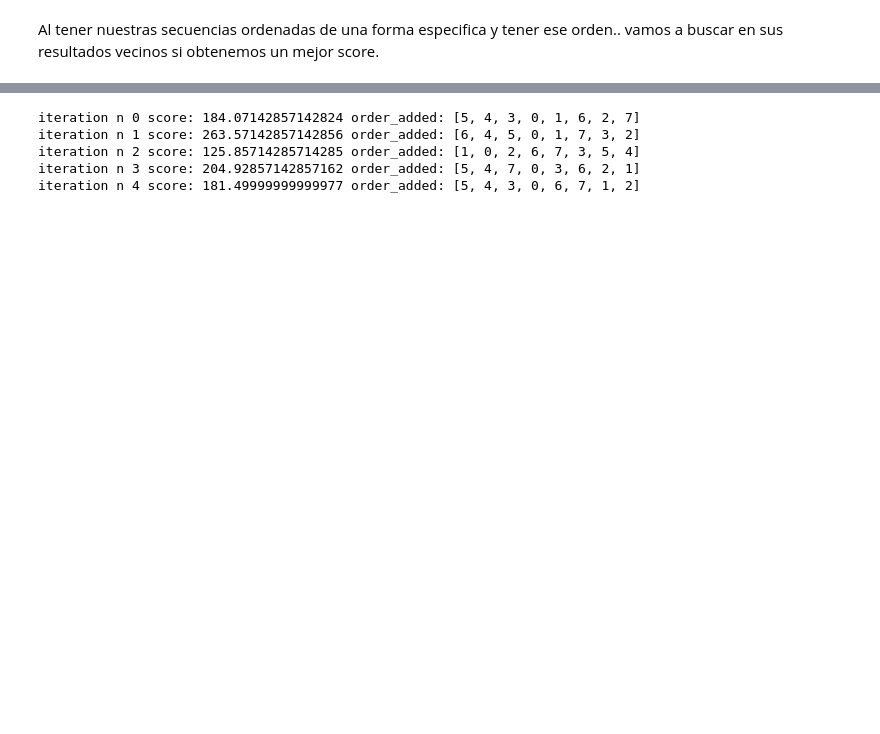
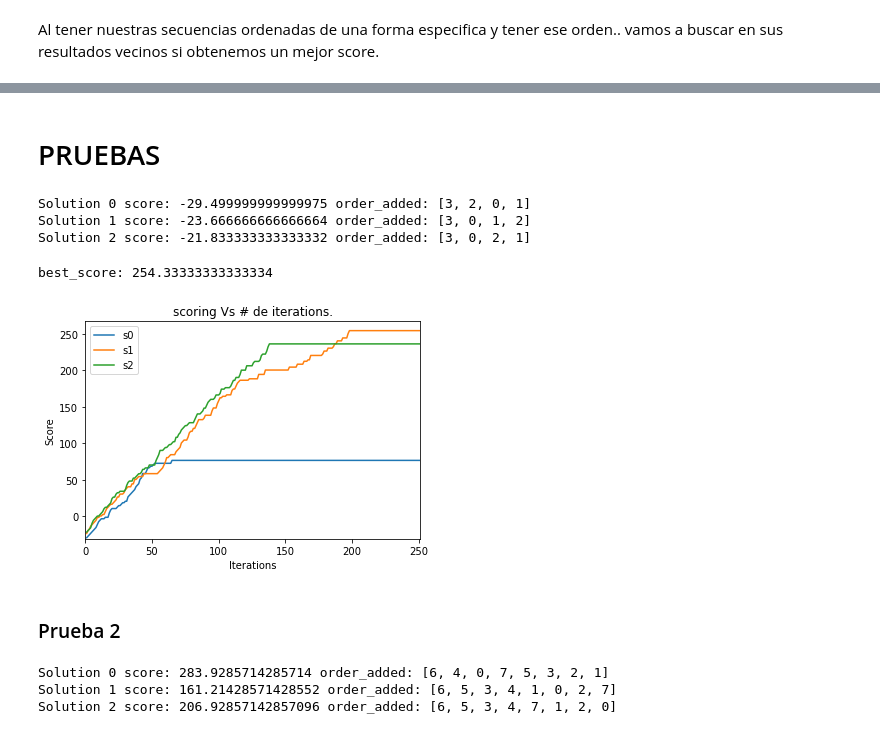
Before and after one commit to SabaPablo/algoritmos-heur-stica_GRASP_MSA, a Jupyter notebook: Multiple Sequence Alignment.ipynb, the cells around one changed output, grey strips where cells are left out. Cells and saved outputs as stored; diff of their text form; code cells hidden in the pictures; blank space fills up the shorter version.

```diff
--- a/Multiple Sequence Alignment.ipynb
+++ b/Multiple Sequence Alignment.ipynb
@@ -614,5 +360 @@ def nw_GRASP(iterations, sequences, score_mtx, gap_penalty):
     return scores,orders, profiles
-# %%
-seqs_demo_grasp = get_fasta_sequences('10.fas')
-iterations = 10
-scores, orders, _ = nw_GRASP(iterations, seqs_demo_grasp, score_mtx, -0.5)
@@ -665,5 +365,7 @@ def align_order_with_first_sequences_aligned(align_a, align_b,score_nw, sequence
 # %%
-def msa(sequences, score_mtx, gap_penalty, n_solutions = 3, local_iterations=250):
+def msa(fasta_file, score_mtx, gap_penalty, n_solutions = 3, local_iterations=250):
+    #Parser fasta file
+    sequences = get_fasta_sequences(fasta_file)
 
     orders, scores, profiles = nw_GRASP(n_solutions, sequences, score_mtx, gap_penalty)
     res = []
@@ -678,8 +380,9 @@ def msa(sequences, score_mtx, gap_penalty, n_solutions = 3, local_iterations=250
             best_align = aligns
         if(bad_score > h_s[0]):
             bad_score = h_s[0]
+    #Create Output with alignment
     data = ""
-    for idx, align in enumerate(p.sequences):
+    for idx, align in enumerate(best_align):
         data += "seq"+str(idx) +"\n"+ align +"\n"
     f = open("output.txt", "w")
     f.write(data)
@@ -737,15 +460,43 @@ def nucleotides_value(elem,elem2,score_mtx, gap_penalty):
         return gap_penalty
     else:
         return score_mtx[index_a][index_b]
+# %% [markdown]
+# PRUEBAS
+# %%
+def print_graf_scoring(res, best_score, bad_score):
+
+    fig, ax = plt.subplots()  # Create a figure and an axes.
+
+    for n, i in enumerate(res):
+        plt.plot(range(1,len(i[1])+1), i[1], label='s'+str(n))
+    ax.set_xlabel('Iterations')  # Add an x-label to the axes.
+    ax.set_ylabel('Score')  # Add a y-label to the axes.
+    ax.set_title("scoring Vs # de iterations.")  # Add a title to the axes.
+    ax.legend()
+    plt.axis([0, len(res[0][1]), bad_score*1.05 ,best_score*1.05])
+    plt.show()
+# %%
+res, best_score, bad_score, best_align = msa('10.fas', score_mtx, -0.5)
+# %% [output]
+Solution 0 score: -29.499999999999975 order_added: [3, 2, 0, 1]
+Solution 1 score: -23.666666666666664 order_added: [3, 0, 1, 2]
+Solution 2 score: -21.833333333333332 order_added: [3, 0, 2, 1]
+# %%
+print('best_score:',best_score)
+# %% [output]
+best_score: 254.33333333333334
+# %%
+print_graf_scoring(res, best_score, bad_score)
+# %% [output]
+[figure, added]
+# %% [markdown]
+### Prueba 2
 # %%
-seqs_demo_grasp = get_fasta_sequences('hemog.fasta')
-res, best_score, bad_score, best_align = msa(seqs_demo_grasp, score_mtx, -0.5)
+res, best_score, bad_score, best_align = msa('hemog.fasta', score_mtx, -0.5)
 # %% [output]
-iteration n 0 score: 184.07142857142824 order_added: [5, 4, 3, 0, 1, 6, 2, 7]
-iteration n 1 score: 263.57142857142856 order_added: [6, 4, 5, 0, 1, 7, 3, 2]
-iteration n 2 score: 125.85714285714285 order_added: [1, 0, 2, 6, 7, 3, 5, 4]
-iteration n 3 score: 204.92857142857162 order_added: [5, 4, 7, 0, 3, 6, 2, 1]
-iteration n 4 score: 181.49999999999977 order_added: [5, 4, 3, 0, 6, 7, 1, 2]
+Solution 0 score: 283.9285714285714 order_added: [6, 4, 0, 7, 5, 3, 2, 1]
+Solution 1 score: 161.21428571428552 order_added: [6, 5, 3, 4, 1, 0, 2, 7]
+Solution 2 score: 206.92857142857096 order_added: [6, 5, 3, 4, 7, 1, 2, 0]
 # %%
 print('best_score:',best_score)
 # %% [output]
```
Also changed, not shown: parts of 60 cells of this notebook, 4 other files.
